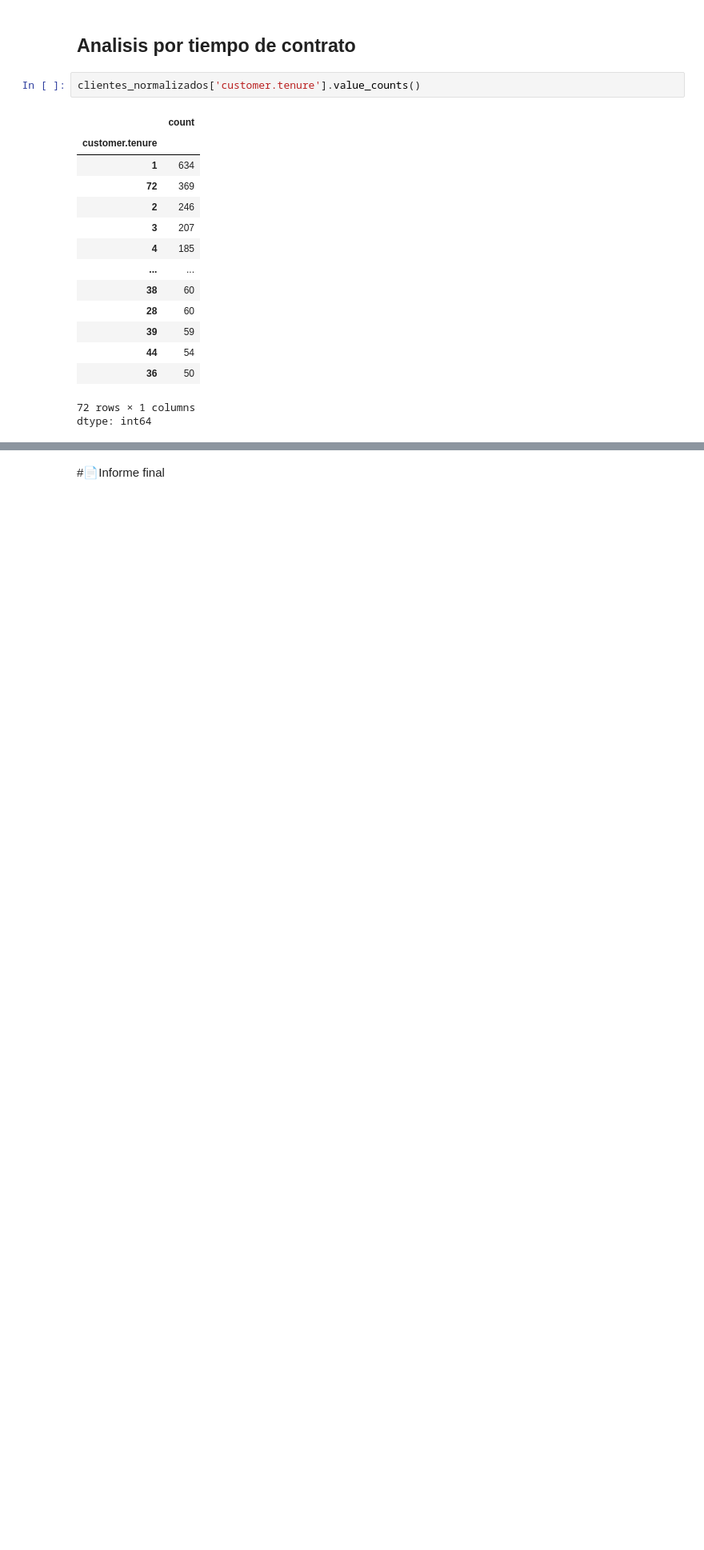
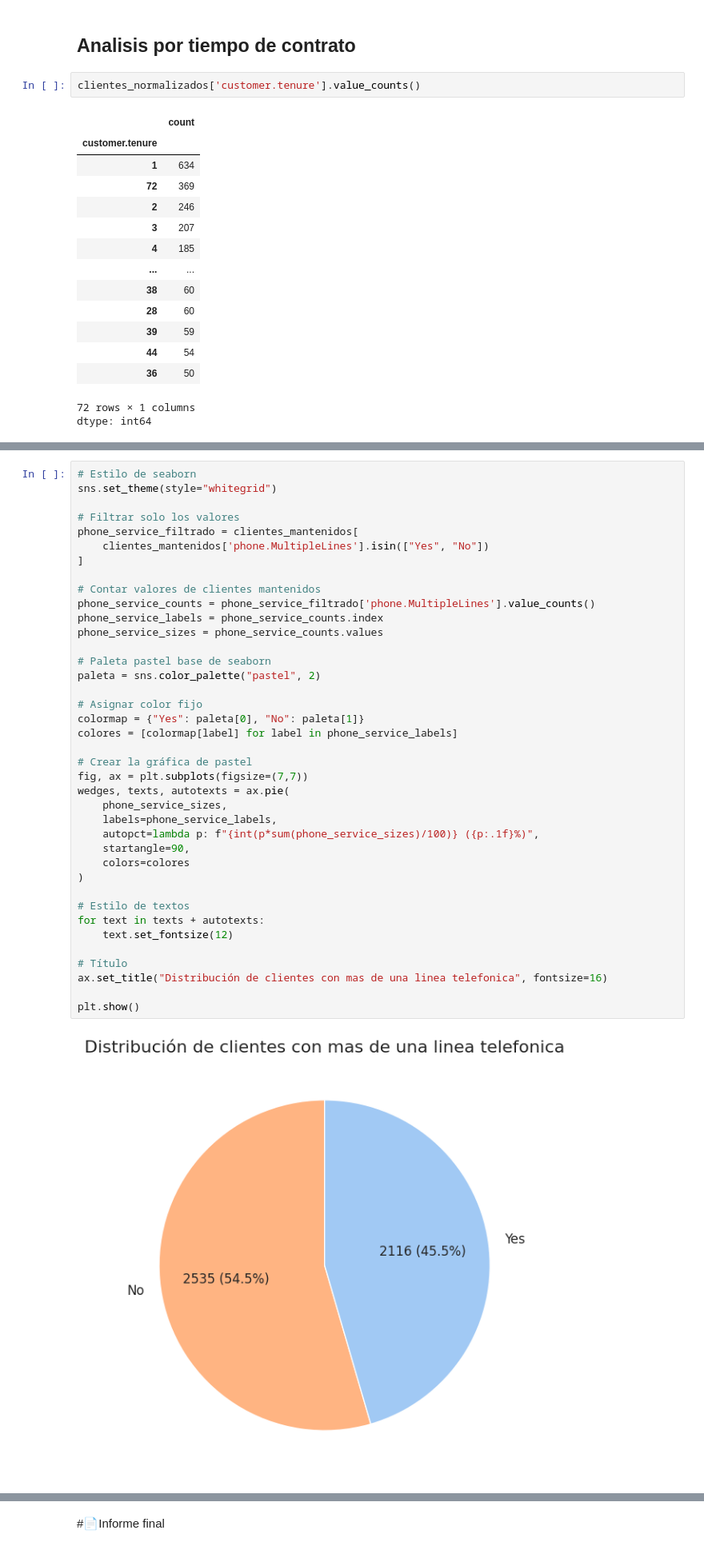
Before and after one commit to Yovan05/TelecomX_LATAM, a Jupyter notebook: TelecomX_LATAM.ipynb, the cells around one changed output, grey strips where cells are left out. Shown at 80% size. Drawn from its saved outputs; the diff is of its cells as text; blank space fills up the shorter version.

```diff
--- a/TelecomX_LATAM.ipynb
+++ b/TelecomX_LATAM.ipynb
@@ -691,0 +774,41 @@ plt.show()
+# %%
+# Estilo de seaborn
+sns.set_theme(style="whitegrid")
+
+# Filtrar solo los valores
+phone_service_filtrado = clientes_mantenidos[
+    clientes_mantenidos['phone.MultipleLines'].isin(["Yes", "No"])
+]
+
+# Contar valores de clientes mantenidos
+phone_service_counts = phone_service_filtrado['phone.MultipleLines'].value_counts()
+phone_service_labels = phone_service_counts.index
+phone_service_sizes = phone_service_counts.values
+
+# Paleta pastel base de seaborn
+paleta = sns.color_palette("pastel", 2)
+
+# Asignar color fijo
+colormap = {"Yes": paleta[0], "No": paleta[1]}
+colores = [colormap[label] for label in phone_service_labels]
+
+# Crear la gráfica de pastel
+fig, ax = plt.subplots(figsize=(7,7))
+wedges, texts, autotexts = ax.pie(
+    phone_service_sizes,
+    labels=phone_service_labels,
+    autopct=lambda p: f"{int(p*sum(phone_service_sizes)/100)} ({p:.1f}%)",
+    startangle=90,
+    colors=colores
+)
+
+# Estilo de textos
+for text in texts + autotexts:
+    text.set_fontsize(12)
+
+# Título
+ax.set_title("Distribución de clientes con mas de una linea telefonica", fontsize=16)
+
+plt.show()
+# %% [output]
+[figure, added]
```
Also changed, not shown: parts of 101 cells of this notebook.
